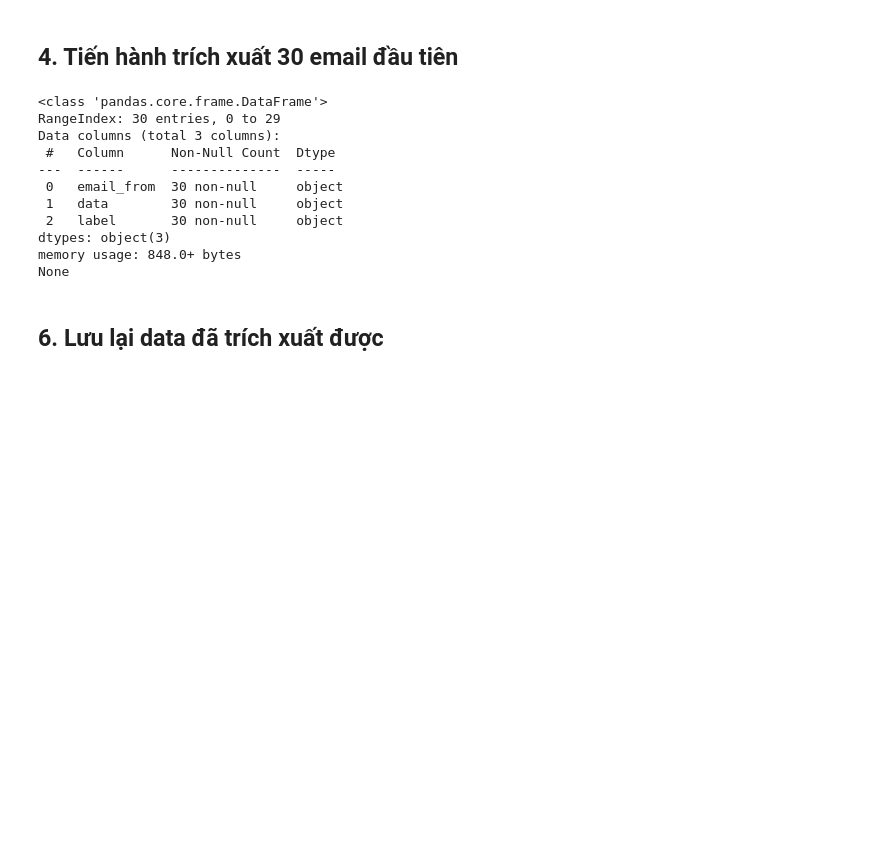
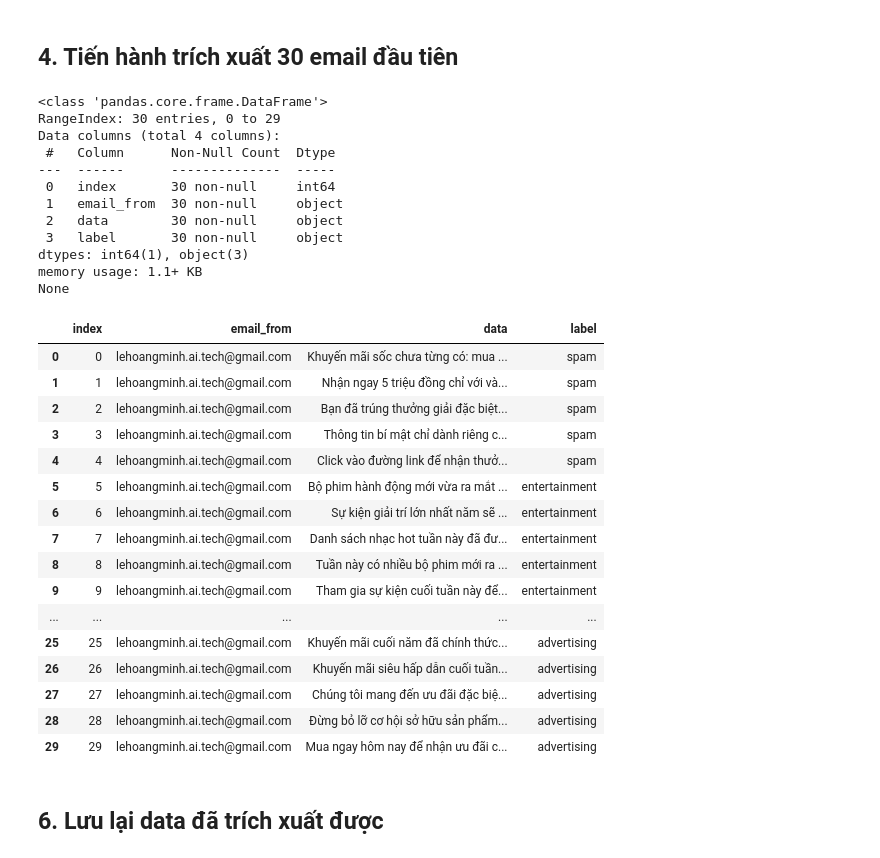
Before and after one commit to HMinhAi/Classification_Emails, a Jupyter notebook: crawl_data.ipynb, the cells around one changed output. Cells and saved outputs as stored; diff of their text form; code cells hidden in the pictures; blank space fills up the shorter version.

```diff
--- a/crawl_data.ipynb
+++ b/crawl_data.ipynb
@@ -103,12 +103,23 @@ Email from: ['hieultths173311@fpt.edu.vn']
 # %%
 import base64
 
+msg_payload = messages[0][1]['payload'] if 'payload' in messages[0][1] else messages[0][1]
+encoded_data = None
+if 'parts' in msg_payload and msg_payload['parts']:
+    for part in msg_payload['parts']:
+        if 'body' in part and 'data' in part['body']:
+            encoded_data = part['body']['data']
+            print(encoded_data)
+            break
+if not encoded_data and 'body' in msg_payload and 'data' in msg_payload['body']:
+    encoded_data = msg_payload['body']['data']
+    print(encoded_data)
+if encoded_data:
+    decoded_bytes = base64.urlsafe_b64decode(encoded_data)
+    decoded_data = decoded_bytes.decode("utf-8", errors="replace")
+else:
+    decoded_data = ""
 
-print(messages[0][1]['parts'][0]['body']['data'])
-print('-'*80)
-encoded_string = messages[0][1]['parts'][0]['body']['data']
-decoded_bytes = base64.urlsafe_b64decode(encoded_string)
-decoded_string = decoded_bytes.decode("utf-8")
-
-print(decoded_string)
+print('-'*100)
+print(decoded_data)
 # %% [output]
@@ -134,11 +134,13 @@ còn lại!
 # %%
 import pandas as pd
 data = {
+    'index': [],
     'email_from': [],
     'data': [],
     'label': []
 }
 for item in range(30):
+    data['index'].append(item)
     headers = messages[item][1]['headers']
     from_value = get_from_header(headers)
     email = extract_emails(from_value)
@@ -156,8 +158,10 @@ for item in range(30):
         decoded_data = decoded_bytes.decode("utf-8", errors="replace")
     else:
         decoded_data = ""
-    data['email_from'].append(email)
-    data['data'].append(decoded_data)
+
+    decoded_data = re.sub(r'(\r\n|\n|\r)', ' ', decoded_data)
+    data['email_from'].append(email[0])
+    data['data'].append(f'{decoded_data}')
     data['label'].append('None')
 
 df = pd.DataFrame(data)
@@ -166,15 +170,42 @@ print(df.info())
 # %% [output]
 <class 'pandas.core.frame.DataFrame'>
 RangeIndex: 30 entries, 0 to 29
-Data columns (total 3 columns):
+Data columns (total 4 columns):
  #   Column      Non-Null Count  Dtype
 ---  ------      --------------  -----
- 0   email_from  30 non-null     object
- 1   data        30 non-null     object
- 2   label       30 non-null     object
-dtypes: object(3)
-memory usage: 848.0+ bytes
+ 0   index       30 non-null     int64
+ 1   email_from  30 non-null     object
+ 2   data        30 non-null     object
+ 3   label       30 non-null     object
+dtypes: int64(1), object(3)
+memory usage: 1.1+ KB
 None
+# %%
+labels = ['spam', 'entertainment', 'study', 'friends', 'work', 'advertising']
+
+for i in range(30):
+    label = labels[i // 5]
+    df.loc[i, 'label'] = label
+
+df
+# %% [output]
+|  | index | email_from | data | label |
+| 0 | 0 | lehoangminh.ai.tech@gmail.com | Khuyến mãi sốc chưa từng có: mua ... | spam |
+| 1 | 1 | lehoangminh.ai.tech@gmail.com | Nhận ngay 5 triệu đồng chỉ với và... | spam |
+| 2 | 2 | lehoangminh.ai.tech@gmail.com | Bạn đã trúng thưởng giải đặc biệt... | spam |
+| 3 | 3 | lehoangminh.ai.tech@gmail.com | Thông tin bí mật chỉ dành riêng c... | spam |
+| 4 | 4 | lehoangminh.ai.tech@gmail.com | Click vào đường link để nhận thưở... | spam |
+| 5 | 5 | lehoangminh.ai.tech@gmail.com | Bộ phim hành động mới vừa ra mắt ... | entertainment |
+| 6 | 6 | lehoangminh.ai.tech@gmail.com | Sự kiện giải trí lớn nhất năm sẽ ... | entertainment |
+| 7 | 7 | lehoangminh.ai.tech@gmail.com | Danh sách nhạc hot tuần này đã đư... | entertainment |
+| 8 | 8 | lehoangminh.ai.tech@gmail.com | Tuần này có nhiều bộ phim mới ra ... | entertainment |
+| 9 | 9 | lehoangminh.ai.tech@gmail.com | Tham gia sự kiện cuối tuần này để... | entertainment |
+| ... | ... | ... | ... | ... |
+| 25 | 25 | lehoangminh.ai.tech@gmail.com | Khuyến mãi cuối năm đã chính thức... | advertising |
+| 26 | 26 | lehoangminh.ai.tech@gmail.com | Khuyến mãi siêu hấp dẫn cuối tuần... | advertising |
+| 27 | 27 | lehoangminh.ai.tech@gmail.com | Chúng tôi mang đến ưu đãi đặc biệ... | advertising |
+| 28 | 28 | lehoangminh.ai.tech@gmail.com | Đừng bỏ lỡ cơ hội sở hữu sản phẩm... | advertising |
+| 29 | 29 | lehoangminh.ai.tech@gmail.com | Mua ngay hôm nay để nhận ưu đãi c... | advertising |
 # %% [markdown]
 ## 6. Lưu lại data đã trích xuất được
 # %%
```
Also changed, not shown: parts of 4 cells of this notebook, 6 other files.
